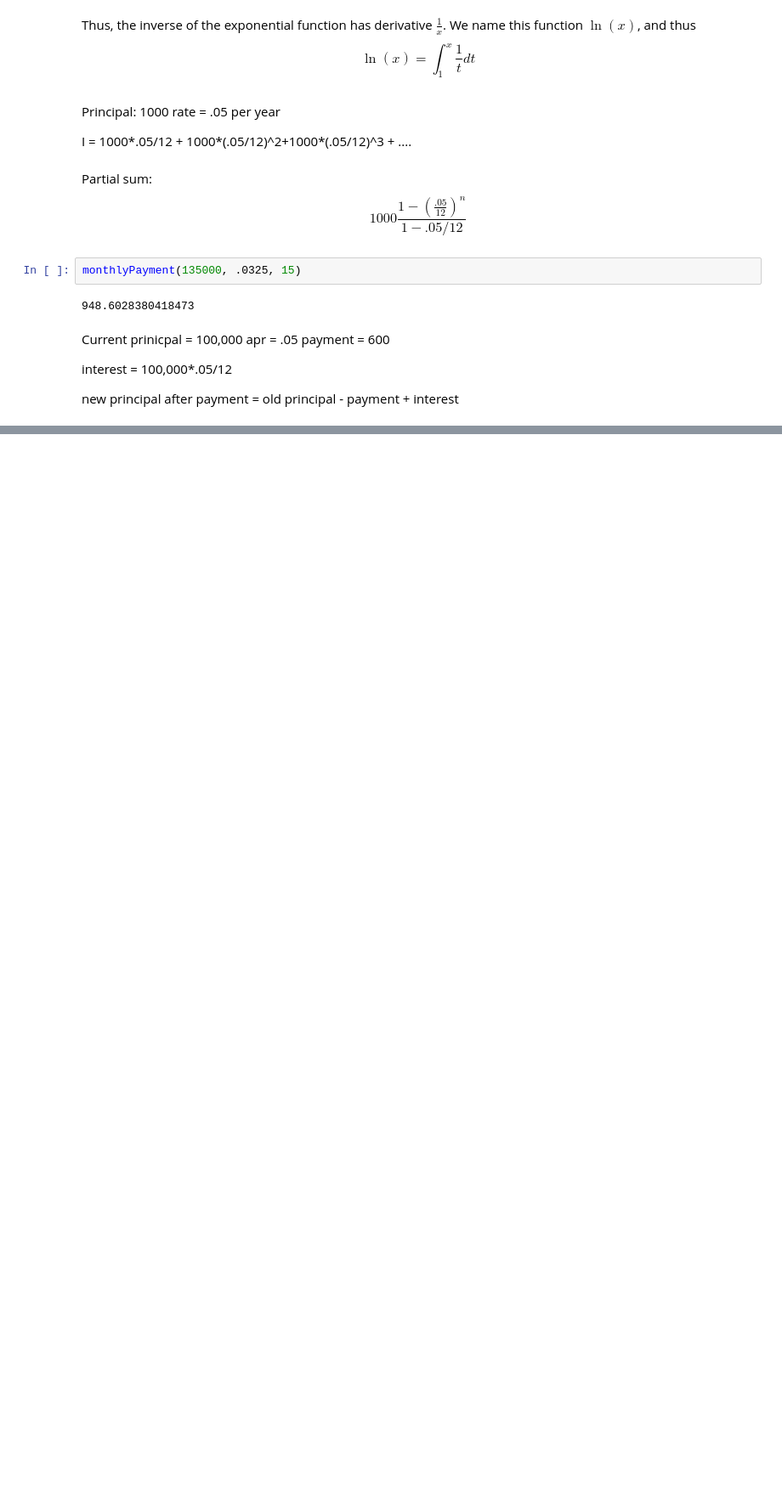
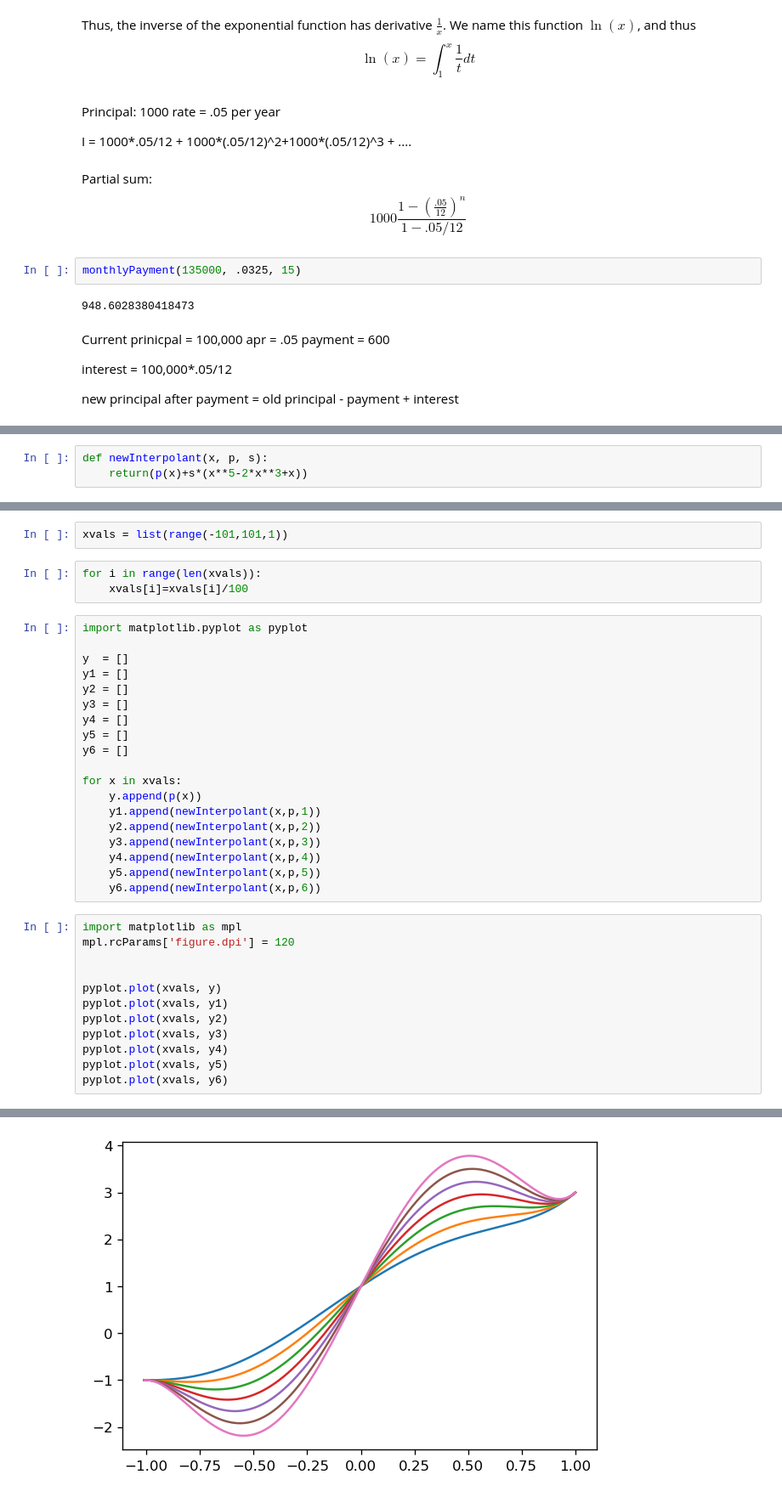
Before and after one commit to millera2/millera2.github.io, a Jupyter notebook: CS-111/CS111-scratch-pad.ipynb, the cells around one changed output, grey strips where cells are left out. Shown at 85% size. Saved outputs shown, nothing was run; the diff lists cells and outputs as text; blank space fills up the shorter version.

```diff
--- a/CS-111/CS111-scratch-pad.ipynb
+++ b/CS-111/CS111-scratch-pad.ipynb
@@ -625,0 +661,3 @@ new principal after payment = old principal - payment + interest
+# %%
+def newInterpolant(x, p, s):
+    return(p(x)+s*(x**5-2*x**3+x))
@@ -625,0 +667,37 @@ new principal after payment = old principal - payment + interest
+# %%
+xvals = list(range(-101,101,1))
+# %%
+for i in range(len(xvals)):
+    xvals[i]=xvals[i]/100
+# %%
+import matplotlib.pyplot as pyplot
+
+y  = []
+y1 = []
+y2 = []
+y3 = []
+y4 = []
+y5 = []
+y6 = []
+
+for x in xvals:
+    y.append(p(x))
+    y1.append(newInterpolant(x,p,1))
+    y2.append(newInterpolant(x,p,2))
+    y3.append(newInterpolant(x,p,3))
+    y4.append(newInterpolant(x,p,4))
+    y5.append(newInterpolant(x,p,5))
+    y6.append(newInterpolant(x,p,6))
+# %%
+import matplotlib as mpl
+mpl.rcParams['figure.dpi'] = 120
+
+
+pyplot.plot(xvals, y)
+pyplot.plot(xvals, y1)
+pyplot.plot(xvals, y2)
+pyplot.plot(xvals, y3)
+pyplot.plot(xvals, y4)
+pyplot.plot(xvals, y5)
+pyplot.plot(xvals, y6)
+# %% [output]
@@ -625,0 +705 @@ new principal after payment = old principal - payment + interest
+[figure, added]
```
Also changed, not shown: parts of 12 cells of this notebook, 2 other files.
